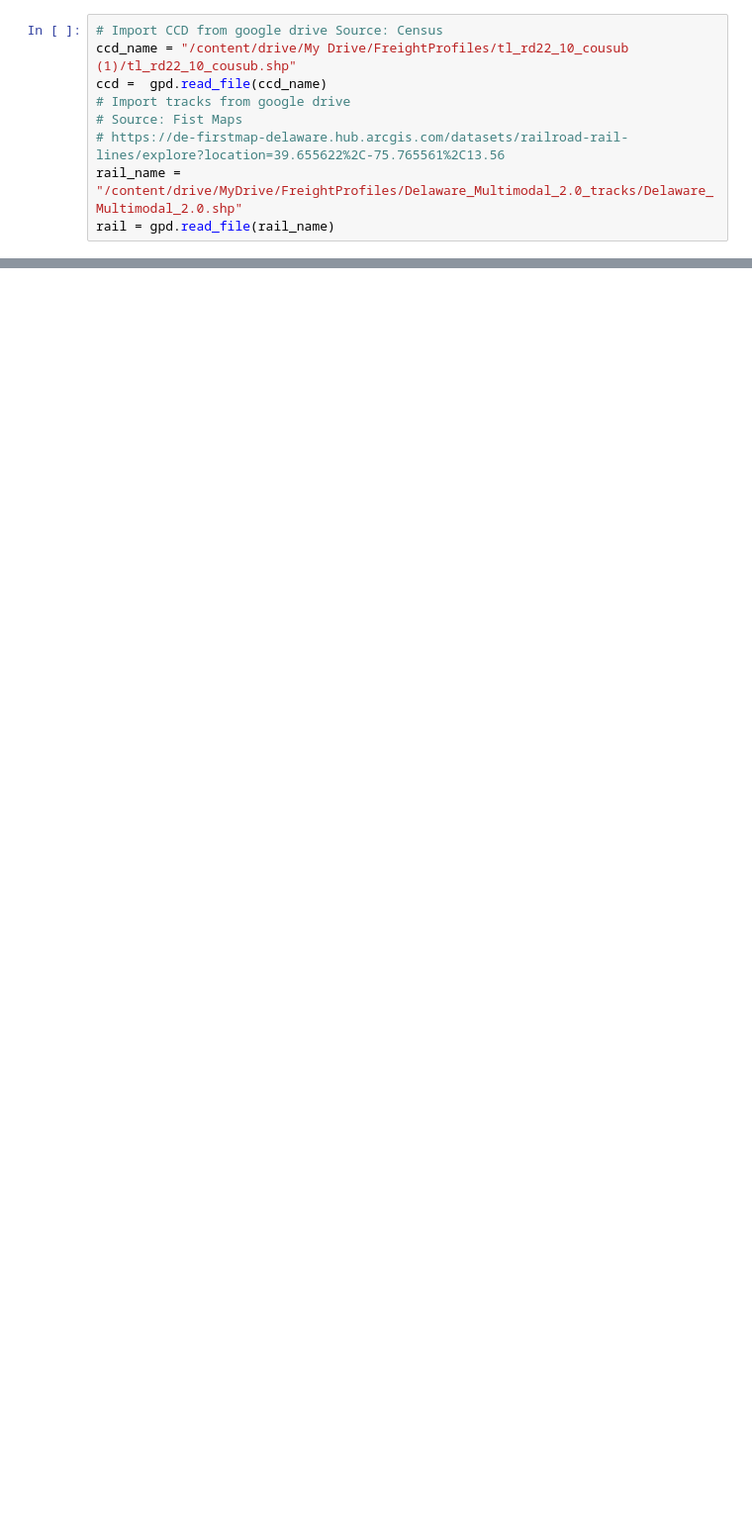
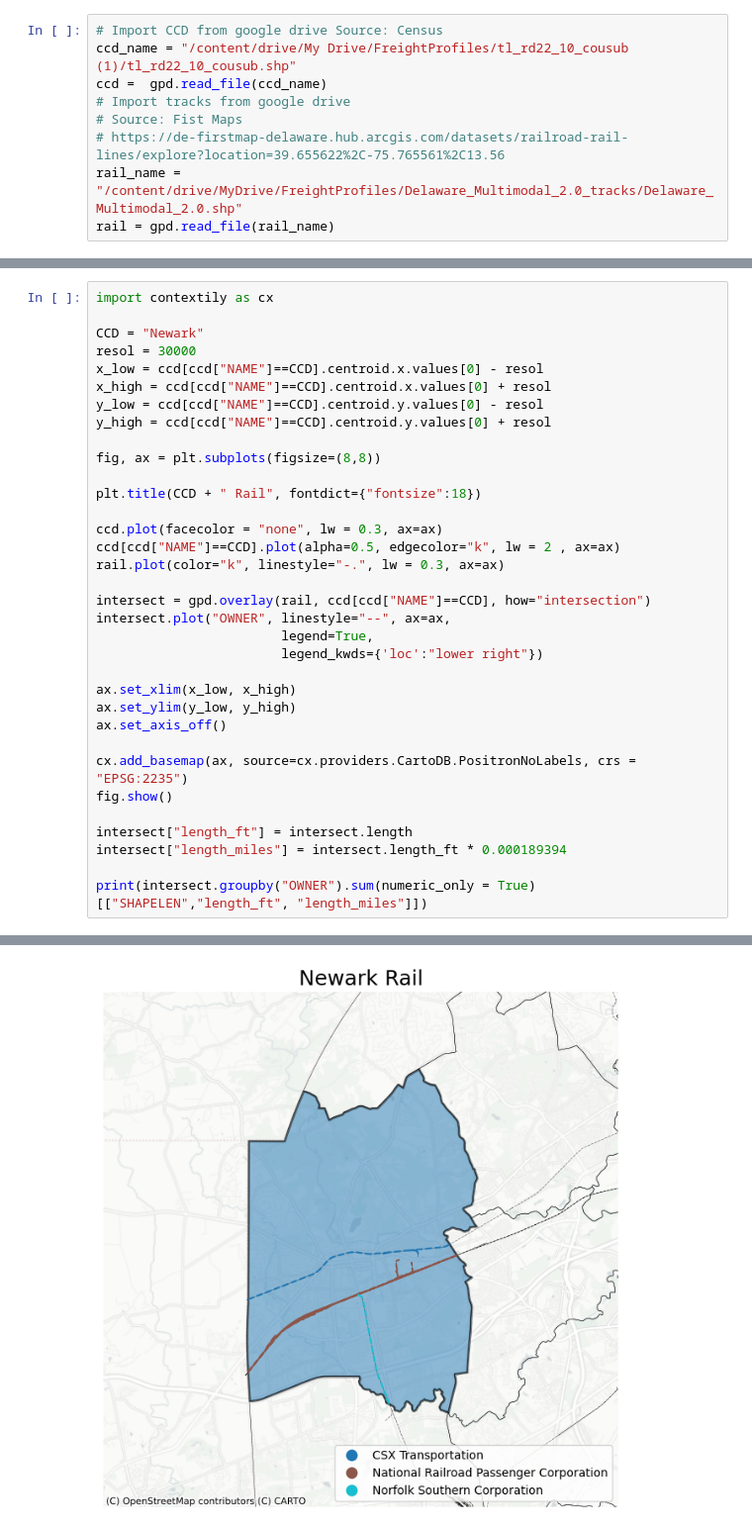
Before and after one commit to ReidelVichot/DEFreightProfiles, a Jupyter notebook: Roads_Tracks.ipynb, the cells around one changed output, grey strips where cells are left out. Shown at 99% size. Drawn from its saved outputs; the diff is of its cells as text; blank space fills up the shorter version.

```diff
--- a/Roads_Tracks.ipynb
+++ b/Roads_Tracks.ipynb
@@ -23,0 +59,35 @@ rail = gpd.read_file(rail_name)
+# %%
+import contextily as cx
+
+CCD = "Newark"
+resol = 30000
+x_low = ccd[ccd["NAME"]==CCD].centroid.x.values[0] - resol
+x_high = ccd[ccd["NAME"]==CCD].centroid.x.values[0] + resol
+y_low = ccd[ccd["NAME"]==CCD].centroid.y.values[0] - resol
+y_high = ccd[ccd["NAME"]==CCD].centroid.y.values[0] + resol
+
+fig, ax = plt.subplots(figsize=(8,8))
+
+plt.title(CCD + " Rail", fontdict={"fontsize":18})
+
+ccd.plot(facecolor = "none", lw = 0.3, ax=ax)
+ccd[ccd["NAME"]==CCD].plot(alpha=0.5, edgecolor="k", lw = 2 , ax=ax)
+rail.plot(color="k", linestyle="-.", lw = 0.3, ax=ax)
+
+intersect = gpd.overlay(rail, ccd[ccd["NAME"]==CCD], how="intersection")
+intersect.plot("OWNER", linestyle="--", ax=ax,
+                        legend=True,
+                        legend_kwds={'loc':"lower right"})
+
+ax.set_xlim(x_low, x_high)
+ax.set_ylim(y_low, y_high)
+ax.set_axis_off()
+
+cx.add_basemap(ax, source=cx.providers.CartoDB.PositronNoLabels, crs = "EPSG:2235")
+fig.show()
+
+intersect["length_ft"] = intersect.length
+intersect["length_miles"] = intersect.length_ft * 0.000189394
+
+print(intersect.groupby("OWNER").sum(numeric_only = True)[["SHAPELEN","length_ft", "length_miles"]])
+# %% [output]
@@ -23,0 +105 @@ rail = gpd.read_file(rail_name)
+[figure, added]
```
Also changed, not shown: parts of 18 cells of this notebook.
